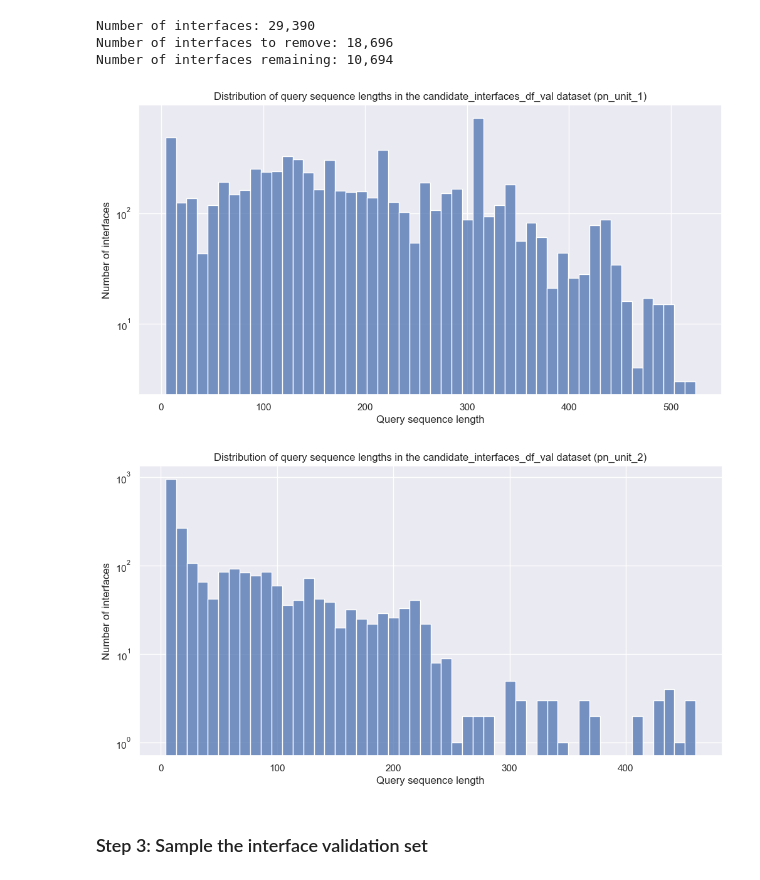
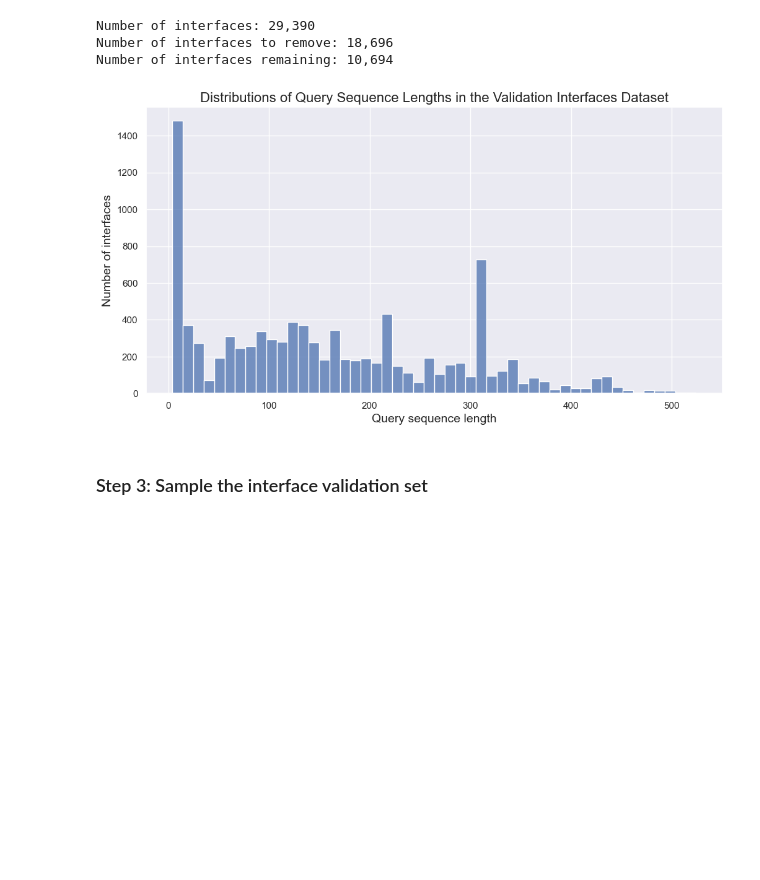
Before and after one commit to richardshuai/atomworks-caliby, a Jupyter notebook: datahub/scripts/preprocessing/splits/generate_af3_train_valid_splits.ipynb, the cells around one changed output. Saved outputs shown, nothing was run; the diff lists cells and outputs as text; code cells hidden in the pictures; blank space fills up the shorter version.

```diff
--- a/datahub/scripts/preprocessing/splits/generate_af3_train_valid_splits.ipynb
+++ b/datahub/scripts/preprocessing/splits/generate_af3_train_valid_splits.ipynb
@@ -471,35 +471,38 @@ print(f"Number of interfaces remaining: {len(candidate_interfaces_df_val):,}")
 Number of interfaces: 29,390
 Number of interfaces to remove: 18,696
 Number of interfaces remaining: 10,694
-# %%
-# Plot the distribution of query sequence lengths in the candidate_interfaces_df_val dataset
-protein_pn_unit_1 = candidate_interfaces_df_val[
-    candidate_interfaces_df_val["pn_unit_1_type"] == ChainType.POLYPEPTIDE_L
-]
-protein_pn_unit_2 = candidate_interfaces_df_val[
-    candidate_interfaces_df_val["pn_unit_2_type"] == ChainType.POLYPEPTIDE_L
-]
-
-# Plot protein_pn_unit_1
-plt.figure(figsize=(12, 6))
-sns.histplot(protein_pn_unit_1["pn_unit_1_num_resolved_residues"], bins=50)
-plt.title("Distribution of query sequence lengths in the candidate_interfaces_df_val dataset (pn_unit_1)")
-plt.xlabel("Query sequence length")
-plt.ylabel("Number of interfaces")
-plt.yscale("log")
-plt.show()
-
-# Plot protein_pn_unit_2
-plt.figure(figsize=(12, 6))
-sns.histplot(protein_pn_unit_2["pn_unit_2_num_resolved_residues"], bins=50)
-plt.title("Distribution of query sequence lengths in the candidate_interfaces_df_val dataset (pn_unit_2)")
-plt.xlabel("Query sequence length")
-plt.ylabel("Number of interfaces")
-plt.yscale("log")
-plt.show()
-# %% [output]
-[figure, removed]
-[figure, removed]
+# %%
+import matplotlib.pyplot as plt
+import seaborn as sns
+import pandas as pd
+
+# Assuming candidate_interfaces_df_val and ChainType are defined elsewhere in your code
+
+# Filter the data for the two types of polypeptides
+protein_pn_unit_1 = candidate_interfaces_df_val[
+    candidate_interfaces_df_val["pn_unit_1_type"] == ChainType.POLYPEPTIDE_L
+]
+protein_pn_unit_2 = candidate_interfaces_df_val[
+    candidate_interfaces_df_val["pn_unit_2_type"] == ChainType.POLYPEPTIDE_L
+]
+
+# Sum the two distributions
+combined_lengths = pd.concat([
+    protein_pn_unit_1["pn_unit_1_num_resolved_residues"],
+    protein_pn_unit_2["pn_unit_2_num_resolved_residues"]
+])
+
+# Plot the combined distribution
+plt.figure(figsize=(12, 6))
+sns.histplot(combined_lengths, bins=50)
+plt.title("Distributions of Query Sequence Lengths in the Validation Interfaces Dataset", fontsize=16)
+plt.xlabel("Query sequence length", fontsize=14)
+plt.ylabel("Number of interfaces", fontsize=14)
+# Remove log scale from y-axis
+plt.yscale("linear")
+plt.show()
+# %% [output]
+[figure, added]
 # %% [markdown]
 ### Step 3: Sample the interface validation set
 # %% [markdown]
```
Also changed, not shown: parts of 1 cell of this notebook, 1 other file.
